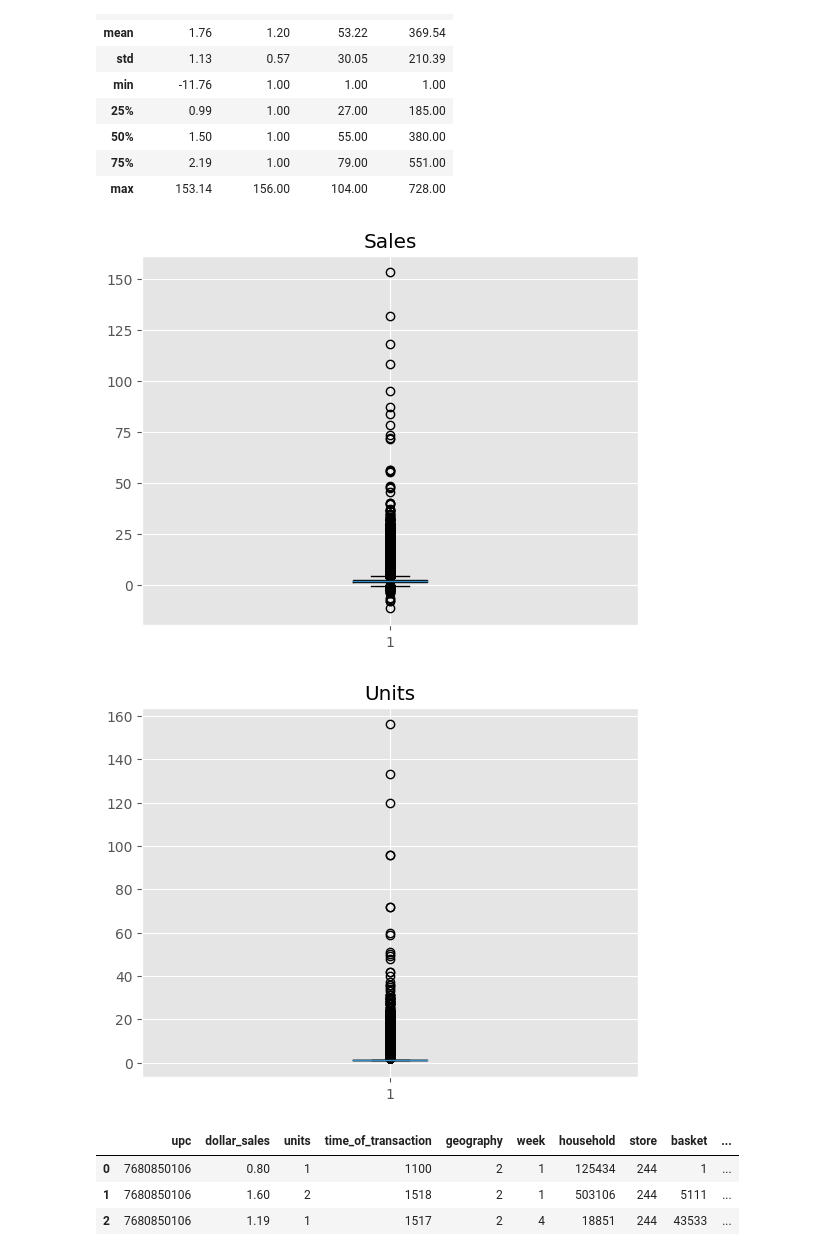
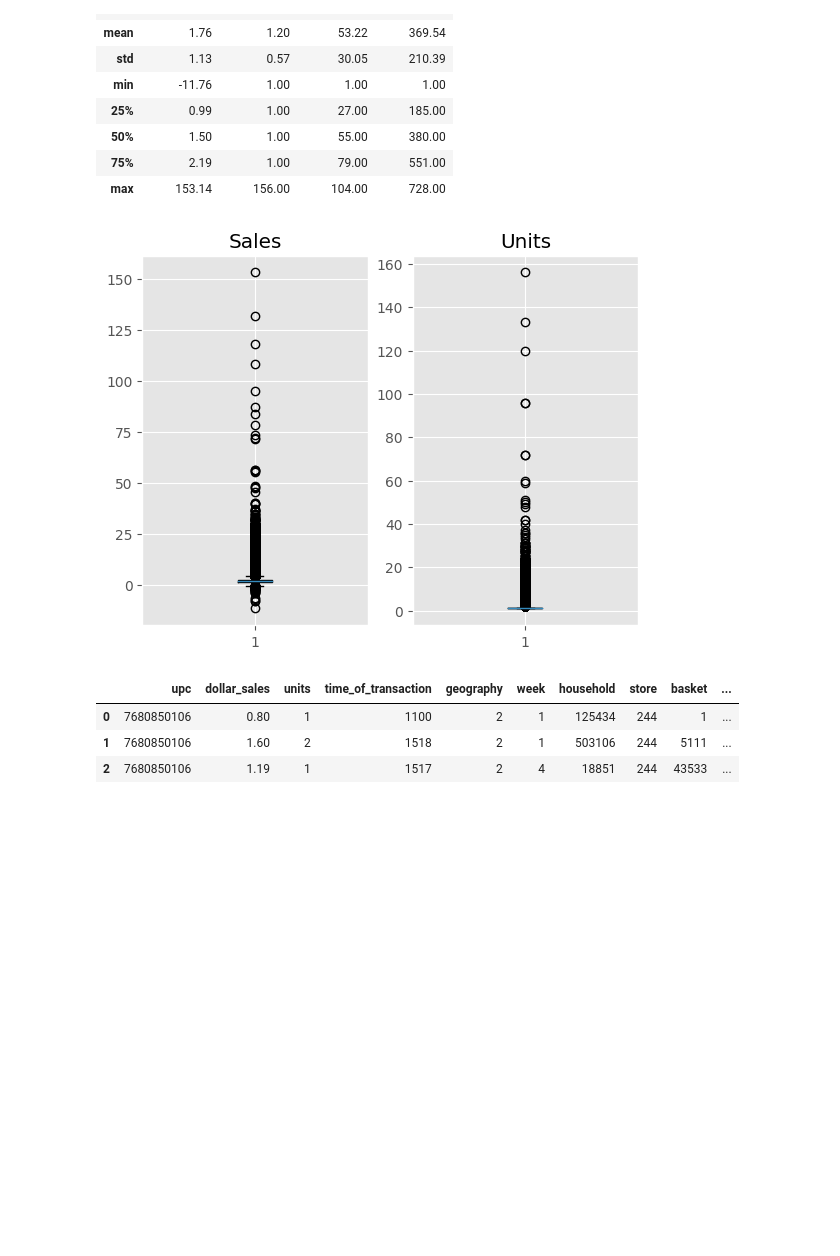
Before and after one commit to terjirapat/FoodRetailDataAnalysis, a Jupyter notebook: main.ipynb, the cells around one changed output. Cells and saved outputs as stored; diff of their text form; code cells hidden in the pictures; blank space fills up the shorter version.

```diff
--- a/main.ipynb
+++ b/main.ipynb
@@ -158,14 +162,14 @@ df.describe().apply(lambda s: s.apply('{0:.2f}'.format))
 | 75% | 2.19 | 1.00 | 79.00 | 551.00 |
 | max | 153.14 | 156.00 | 104.00 | 728.00 |
 # %%
+plt.subplot(1,2,1)
 plt.boxplot(df['dollar_sales'])
 plt.title('Sales')
-plt.show()
 
+plt.subplot(1,2,2)
 plt.boxplot(df['units'])
 plt.title('Units')
 plt.show()
 # %% [output]
-[figure, old version]
+[figure, new version]
-[figure, removed]
 # %%
```
Also changed, not shown: parts of 67 cells of this notebook.
